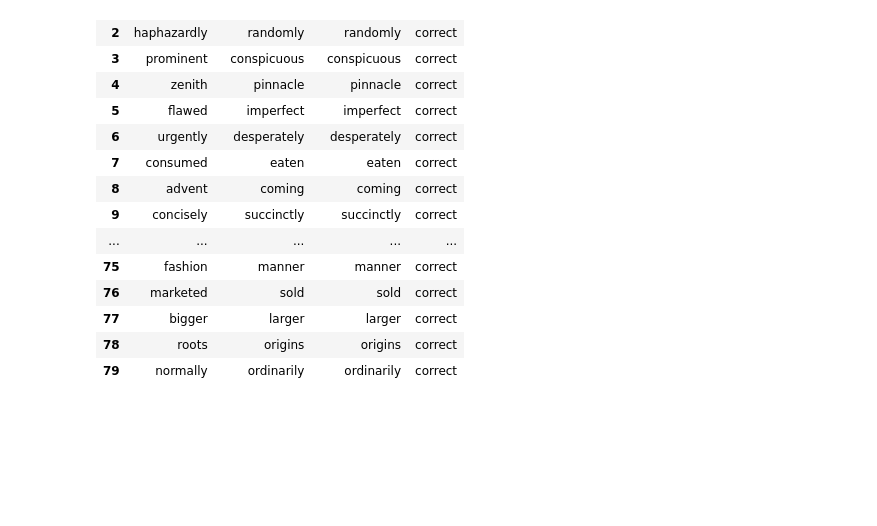
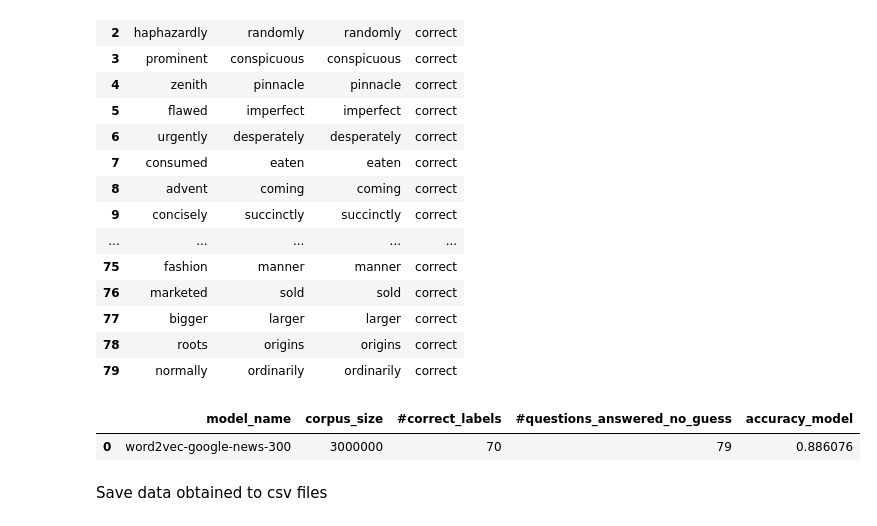
Before and after one commit to chihiroanihr/COMP472-Fall2021-A3, a Jupyter notebook: part1.ipynb, the cells around one changed output. Cells and saved outputs as stored; diff of their text form; code cells hidden in the pictures; blank space fills up the shorter version.

```diff
--- a/part1.ipynb
+++ b/part1.ipynb
@@ -69,7 +53,7 @@ Compute the closest synonym for each word in "synonms.csv" dataset using Similar
 # %%
 # new dataframe created to store closest synonyms with the question word
 # which is to be found from system model
-new_df = pd.DataFrame(columns=['question', 'answer', 'guess', 'label'])
+details_df = pd.DataFrame(columns=['question', 'answer', 'guess', 'label'])
 
 # iterate each data in dataframe by rows
 for index, row in df.iterrows():
@@ -115,22 +99,16 @@ for index, row in df.iterrows():
         else:
             label = "wrong"
 
-        # append all the data (question-word, answer-word, guess-word by system, label) to new dataframe
-        new_df.loc[index] = [question, answer, guess_word, label]
-
-
     # else if question-word and answer-word not found in word2vec model:
     else:
         label = "guess"
         guess_word = ""
-        new_df.loc[index] = [question, answer, guess_word, label]
+
+    # append all the data (question-word, answer-word, guess-word by system, label) to new dataframe
+    details_df.loc[index] = [question, answer, guess_word, label]
 
 # display new dataframe
-HTML(new_df.to_html())
-
-# write new dataframe obtained into new CSV file
-file_name = model_name + "-details.csv"
-new_df.to_csv(file_name)
+HTML(details_df.to_html())
 # %% [output]
 |  | question | answer | guess | label |
 | 0 | enormously | tremendously | tremendously | correct |
@@ -149,3 +127,24 @@ new_df.to_csv(file_name)
 | 77 | bigger | larger | larger | correct |
 | 78 | roots | origins | origins | correct |
 | 79 | normally | ordinarily | ordinarily | correct |
+# %%
+# new dataframe created to system model analysis
+analysis_df = pd.DataFrame(columns=['model_name', 'corpus_size', '#correct_labels', '#questions_answered_no_guess', 'accuracy_model'])
+
+vocab_size = len(model)     # size of the vocabulary(corpus) in model
+num_labels_dict = details_df["label"].value_counts()    # returns dictionary with frequency elements in all labels
+num_correct_labels = num_labels_dict["correct"]         # number of all elements with correct label
+V = num_labels_dict["correct"] + num_labels_dict["wrong"]   # number of all elements with no guess label
+accuracy_model_val = num_correct_labels / V             # accuracy model value (C/V)
+
+# append all the data (model_name, corpus_size, #correct_labels, #questions_answered_no_guess, accuracy_model)
+# to new dataframe
+analysis_df.loc[0] = [model_name, vocab_size, num_correct_labels, V, accuracy_model_val]
+
+# display new dataframe
+HTML(analysis_df.to_html())
+# %% [output]
+|  | model_name | corpus_size | #correct_labels | #questions_answered_no_guess | accuracy_model |
+| 0 | word2vec-google-news-300 | 3000000 | 70 | 79 | 0.886076 |
+# %% [markdown]
+Save data obtained to csv files
```
Also changed, not shown: parts of 3 cells of this notebook, 2 other files.
